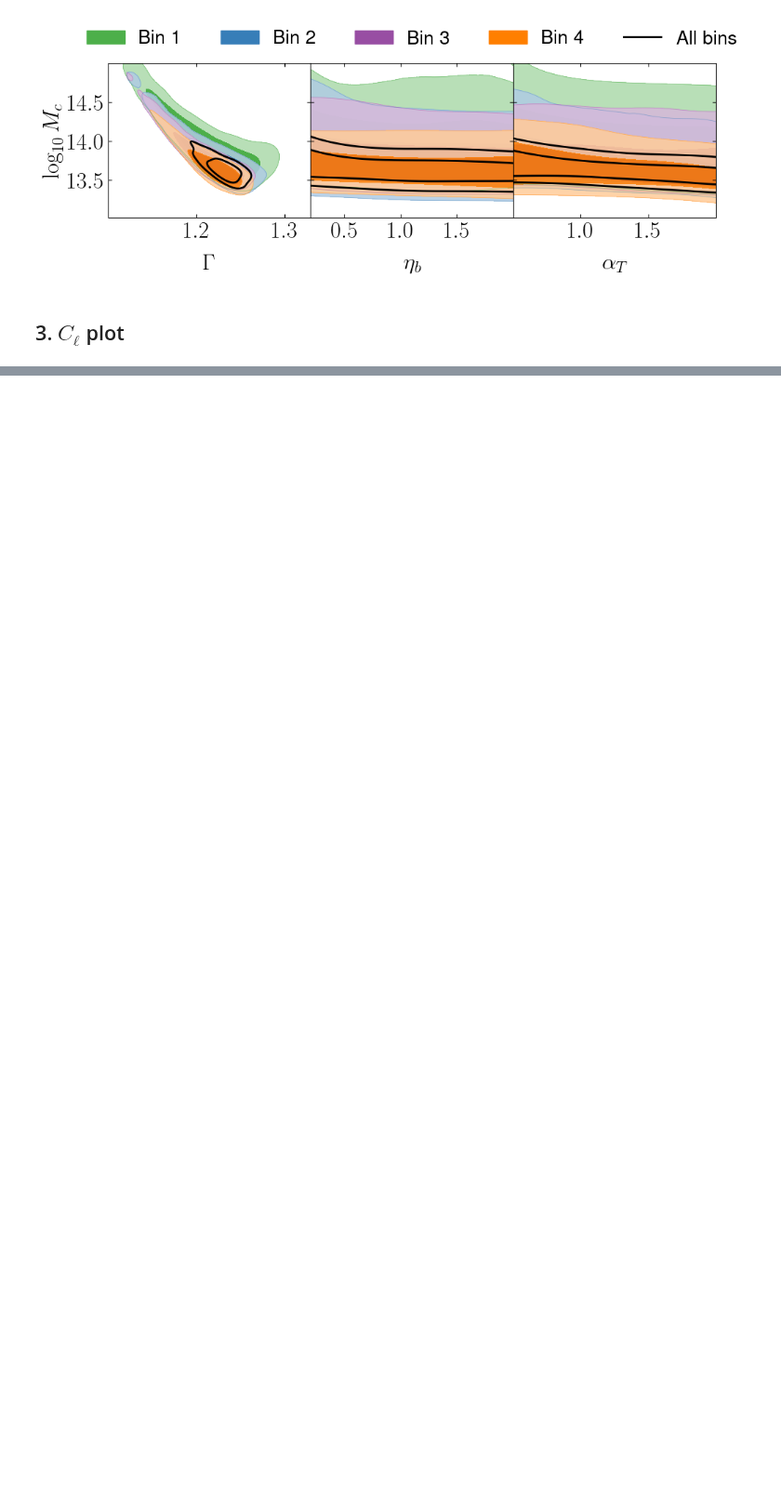
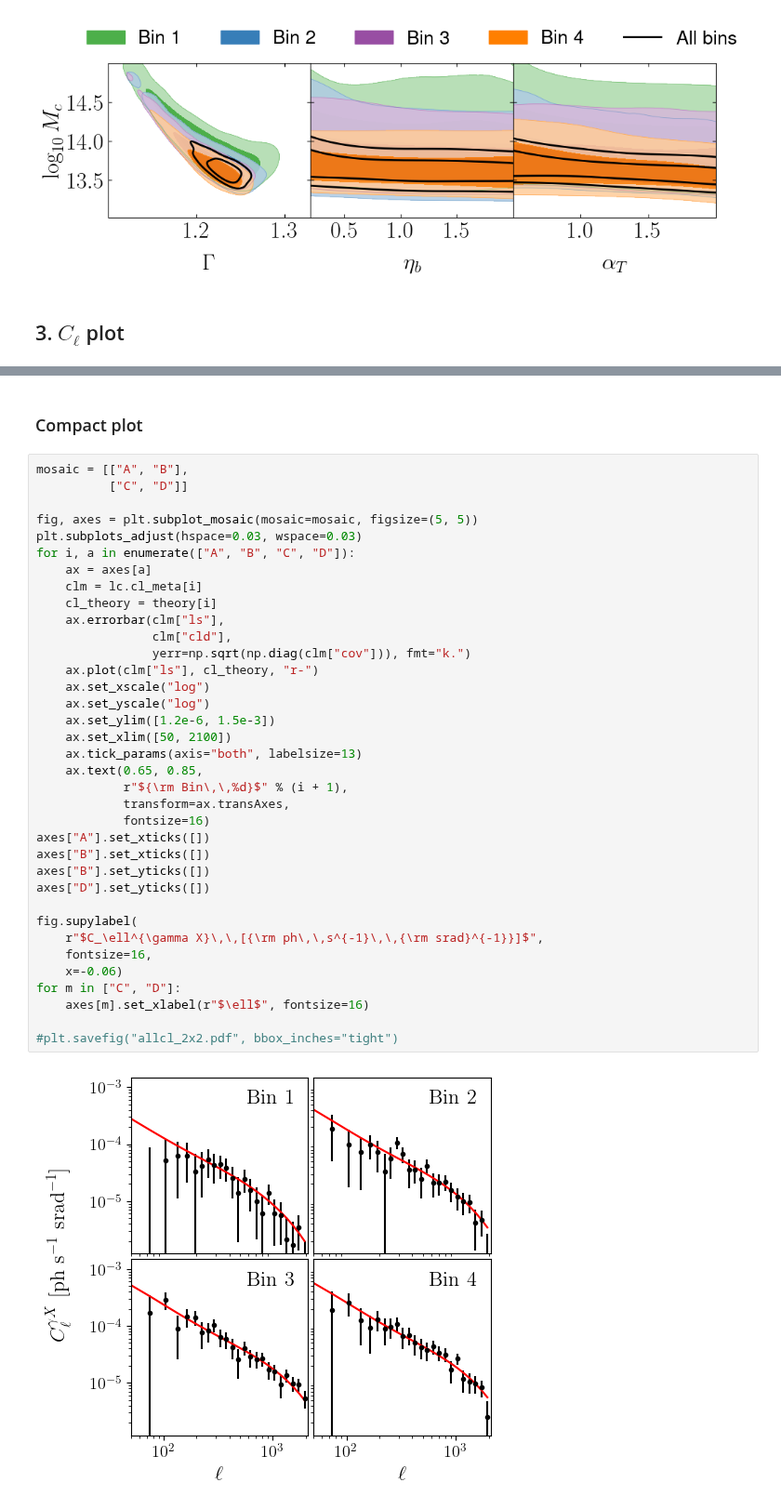
Before and after one commit to Cosmotheka/Cosmotheka_likelihoods, a Jupyter notebook: papers/ROSATx/Likelihood.ipynb, the cells around one changed output, grey strips where cells are left out. Shown at 93% size. Cells and saved outputs as stored; diff of their text form; blank space fills up the shorter version.

```diff
--- a/papers/ROSATx/Likelihood.ipynb
+++ b/papers/ROSATx/Likelihood.ipynb
@@ -87,0 +134,40 @@ plt.savefig("Plots/rectangle_main.pdf", bbox_inches="tight")
+# %% [markdown]
+### Compact plot
+# %%
+mosaic = [["A", "B"],
+          ["C", "D"]]
+
+fig, axes = plt.subplot_mosaic(mosaic=mosaic, figsize=(5, 5))
+plt.subplots_adjust(hspace=0.03, wspace=0.03)
+for i, a in enumerate(["A", "B", "C", "D"]):
+    ax = axes[a]
+    clm = lc.cl_meta[i]
+    cl_theory = theory[i]
+    ax.errorbar(clm["ls"],
+                clm["cld"],
+                yerr=np.sqrt(np.diag(clm["cov"])), fmt="k.")
+    ax.plot(clm["ls"], cl_theory, "r-")
+    ax.set_xscale("log")
+    ax.set_yscale("log")
+    ax.set_ylim([1.2e-6, 1.5e-3])
+    ax.set_xlim([50, 2100])
+    ax.tick_params(axis="both", labelsize=13)
+    ax.text(0.65, 0.85,
+            r"${\rm Bin\,\,%d}$" % (i + 1),
+            transform=ax.transAxes,
+            fontsize=16)
+axes["A"].set_xticks([])
+axes["B"].set_xticks([])
+axes["B"].set_yticks([])
+axes["D"].set_yticks([])
+
+fig.supylabel(
+    r"$C_\ell^{\gamma X}\,\,[{\rm ph\,\,s^{-1}\,\,{\rm srad}^{-1}}]$",
+    fontsize=16,
+    x=-0.06)
+for m in ["C", "D"]:
+    axes[m].set_xlabel(r"$\ell$", fontsize=16)
+
+#plt.savefig("allcl_2x2.pdf", bbox_inches="tight")
+# %% [output]
+[figure, added]
```
Also changed, not shown: parts of 22 cells of this notebook, 8 other files.
